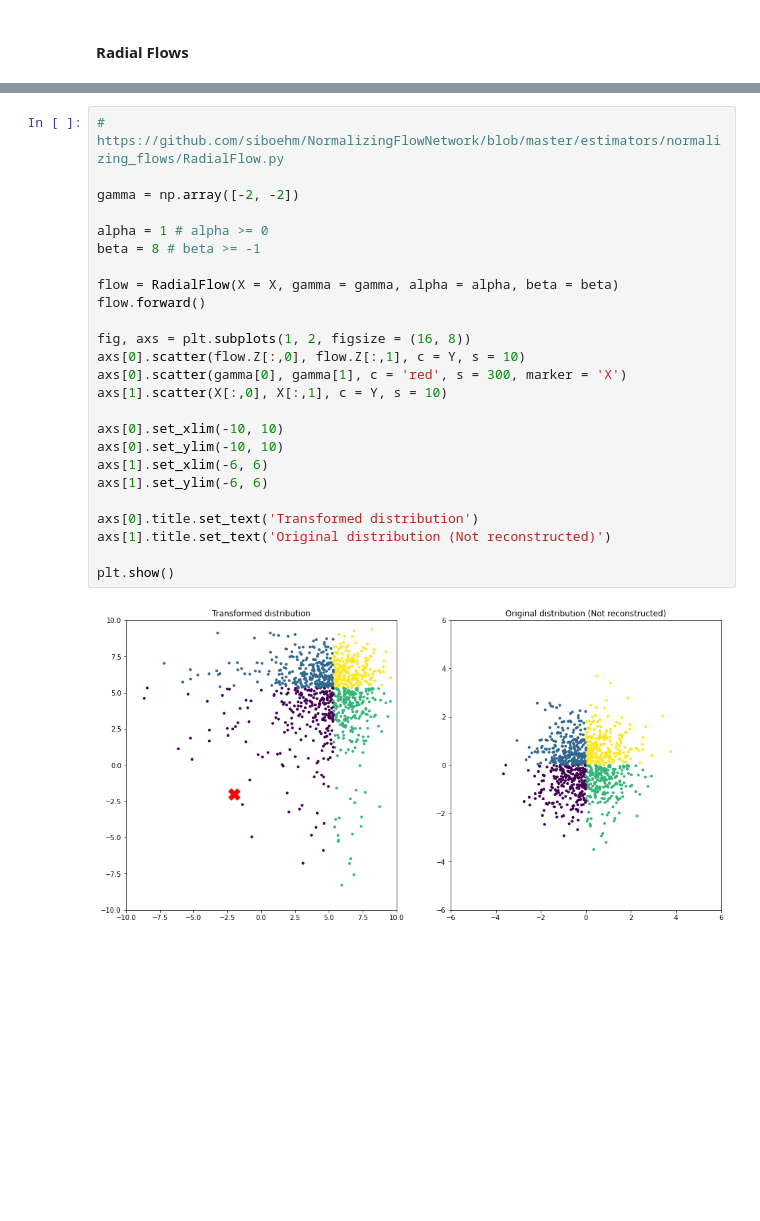
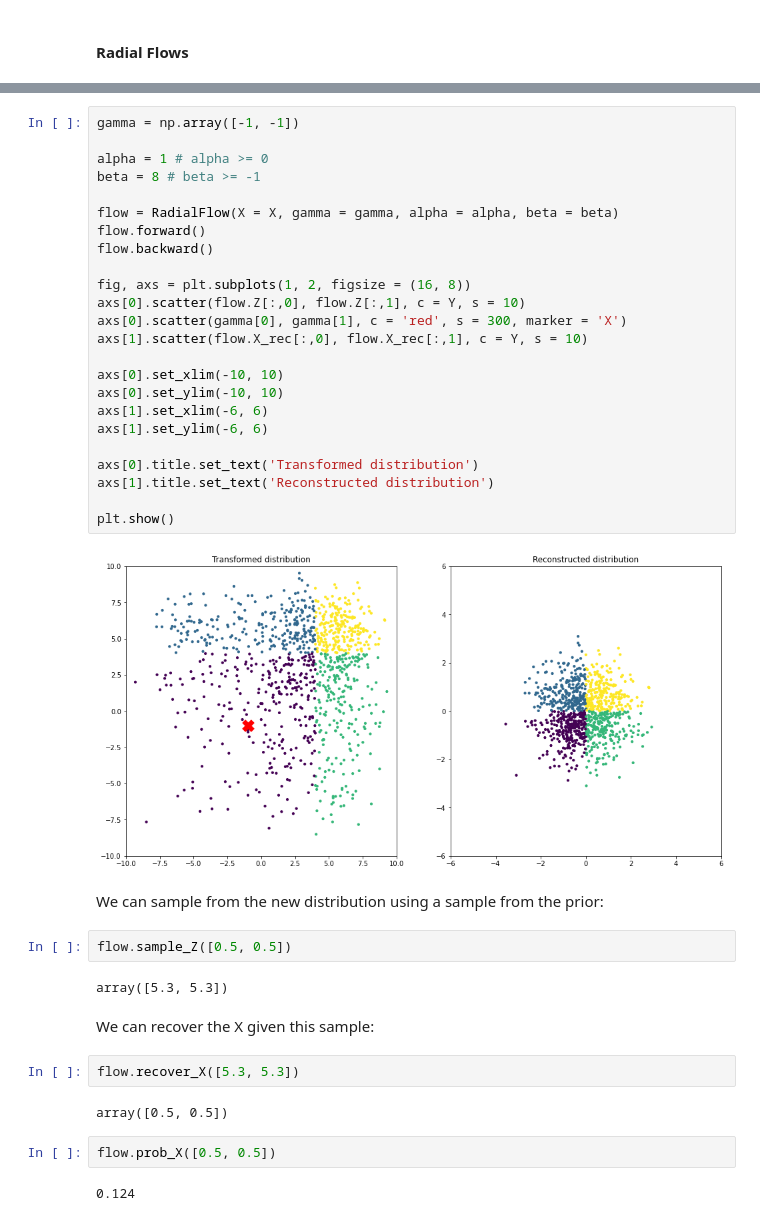
Before and after one commit to jgonzalezab/normalizing-flows, a Jupyter notebook: 2D_example.ipynb, the cells around one changed output, grey strips where cells are left out. Cells and saved outputs as stored; diff of their text form; blank space fills up the shorter version.

Commit message:
full 2D Flows added

```diff
--- a/2D_example.ipynb
+++ b/2D_example.ipynb
@@ -239,27 +294,42 @@ class RadialFlow:
 # %%
-# https://github.com/siboehm/NormalizingFlowNetwork/blob/master/estimators/normalizing_flows/RadialFlow.py
-
-gamma = np.array([-2, -2])
+gamma = np.array([-1, -1])
 
 alpha = 1 # alpha >= 0
 beta = 8 # beta >= -1
 
 flow = RadialFlow(X = X, gamma = gamma, alpha = alpha, beta = beta)
 flow.forward()
+flow.backward()
 
 fig, axs = plt.subplots(1, 2, figsize = (16, 8))
 axs[0].scatter(flow.Z[:,0], flow.Z[:,1], c = Y, s = 10)
 axs[0].scatter(gamma[0], gamma[1], c = 'red', s = 300, marker = 'X')
-axs[1].scatter(X[:,0], X[:,1], c = Y, s = 10)
+axs[1].scatter(flow.X_rec[:,0], flow.X_rec[:,1], c = Y, s = 10)
 
 axs[0].set_xlim(-10, 10)
 axs[0].set_ylim(-10, 10)
 axs[1].set_xlim(-6, 6)
 axs[1].set_ylim(-6, 6)
 
 axs[0].title.set_text('Transformed distribution')
-axs[1].title.set_text('Original distribution (Not reconstructed)')
+axs[1].title.set_text('Reconstructed distribution')
 
 plt.show()
 # %% [output]
-[figure, old version]
+[figure, new version]
+# %% [markdown]
+We can sample from the new distribution using a sample from the prior:
+# %%
+flow.sample_Z([0.5, 0.5])
+# %% [output]
+array([5.3, 5.3])
+# %% [markdown]
+We can recover the X given this sample:
+# %%
+flow.recover_X([5.3, 5.3])
+# %% [output]
+array([0.5, 0.5])
+# %%
+flow.prob_X([0.5, 0.5])
+# %% [output]
+0.124
```
Also changed, not shown: parts of 18 cells of this notebook.
